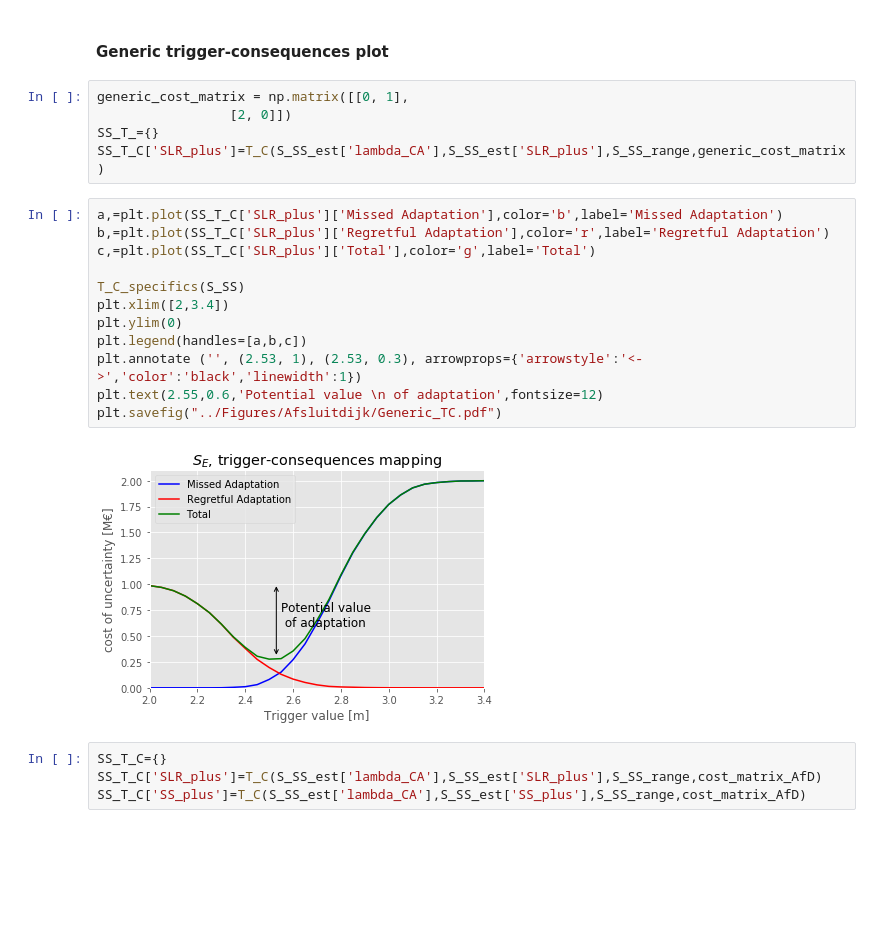
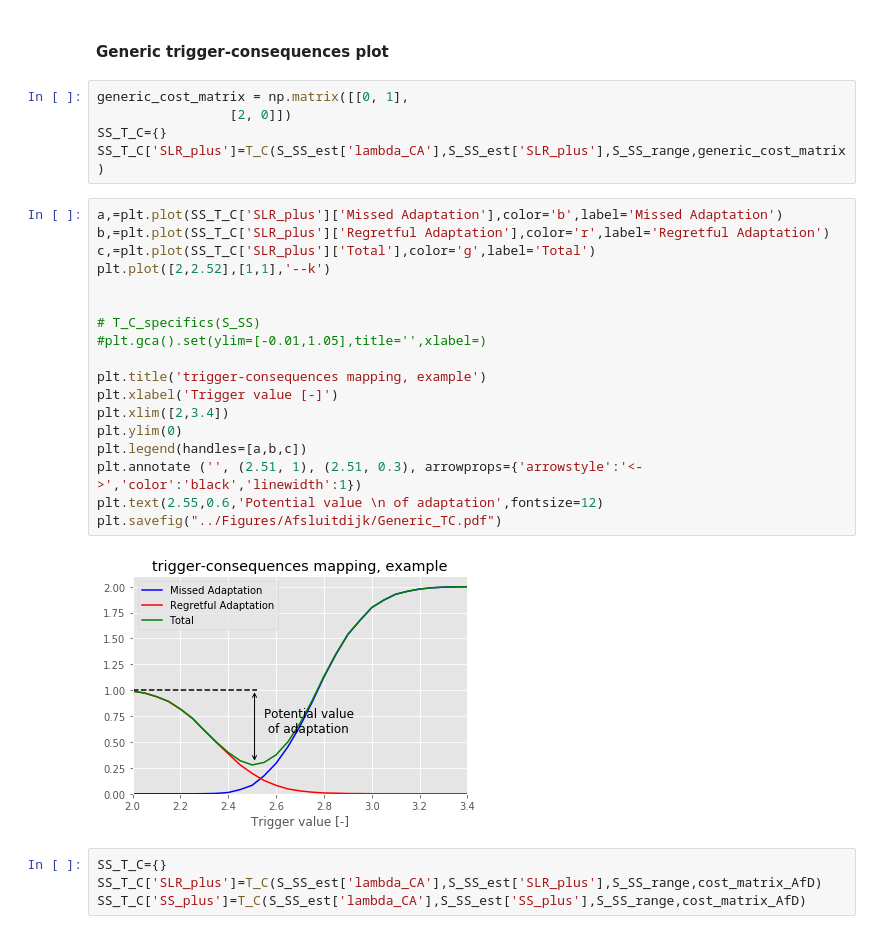
Before and after one commit to luciofaso/Monitoring_DAP, a Jupyter notebook: 2_Afsluitdijk/Adaptive_Afsluitdijk.ipynb, the cells around one changed output. Drawn from its saved outputs; the diff is of its cells as text; blank space fills up the shorter version.

```diff
--- a/2_Afsluitdijk/Adaptive_Afsluitdijk.ipynb
+++ b/2_Afsluitdijk/Adaptive_Afsluitdijk.ipynb
@@ -425,22 +427,28 @@ T_C_specifics = lambda S:plt.gca().set(title=S.name+', trigger-consequences mapp
 # %%
 generic_cost_matrix = np.matrix([[0, 1],
                  [2, 0]])
-SS_T_={}
+SS_T_C={}
 SS_T_C['SLR_plus']=T_C(S_SS_est['lambda_CA'],S_SS_est['SLR_plus'],S_SS_range,generic_cost_matrix)
 # %%
 a,=plt.plot(SS_T_C['SLR_plus']['Missed Adaptation'],color='b',label='Missed Adaptation')
 b,=plt.plot(SS_T_C['SLR_plus']['Regretful Adaptation'],color='r',label='Regretful Adaptation')
 c,=plt.plot(SS_T_C['SLR_plus']['Total'],color='g',label='Total')
+plt.plot([2,2.52],[1,1],'--k')
 
-T_C_specifics(S_SS)
+
+# T_C_specifics(S_SS)
+#plt.gca().set(ylim=[-0.01,1.05],title='',xlabel=)
+
+plt.title('trigger-consequences mapping, example')
+plt.xlabel('Trigger value [-]')
 plt.xlim([2,3.4])
 plt.ylim(0)
 plt.legend(handles=[a,b,c])
-plt.annotate ('', (2.53, 1), (2.53, 0.3), arrowprops={'arrowstyle':'<->','color':'black','linewidth':1})
+plt.annotate ('', (2.51, 1), (2.51, 0.3), arrowprops={'arrowstyle':'<->','color':'black','linewidth':1})
 plt.text(2.55,0.6,'Potential value \n of adaptation',fontsize=12)
 plt.savefig("../Figures/Afsluitdijk/Generic_TC.pdf")
 # %% [output]
-[figure, old version]
+[figure, new version]
 # %%
 SS_T_C={}
 SS_T_C['SLR_plus']=T_C(S_SS_est['lambda_CA'],S_SS_est['SLR_plus'],S_SS_range,cost_matrix_AfD)
```
Also changed, not shown: parts of 3 cells of this notebook, 1 other file.
